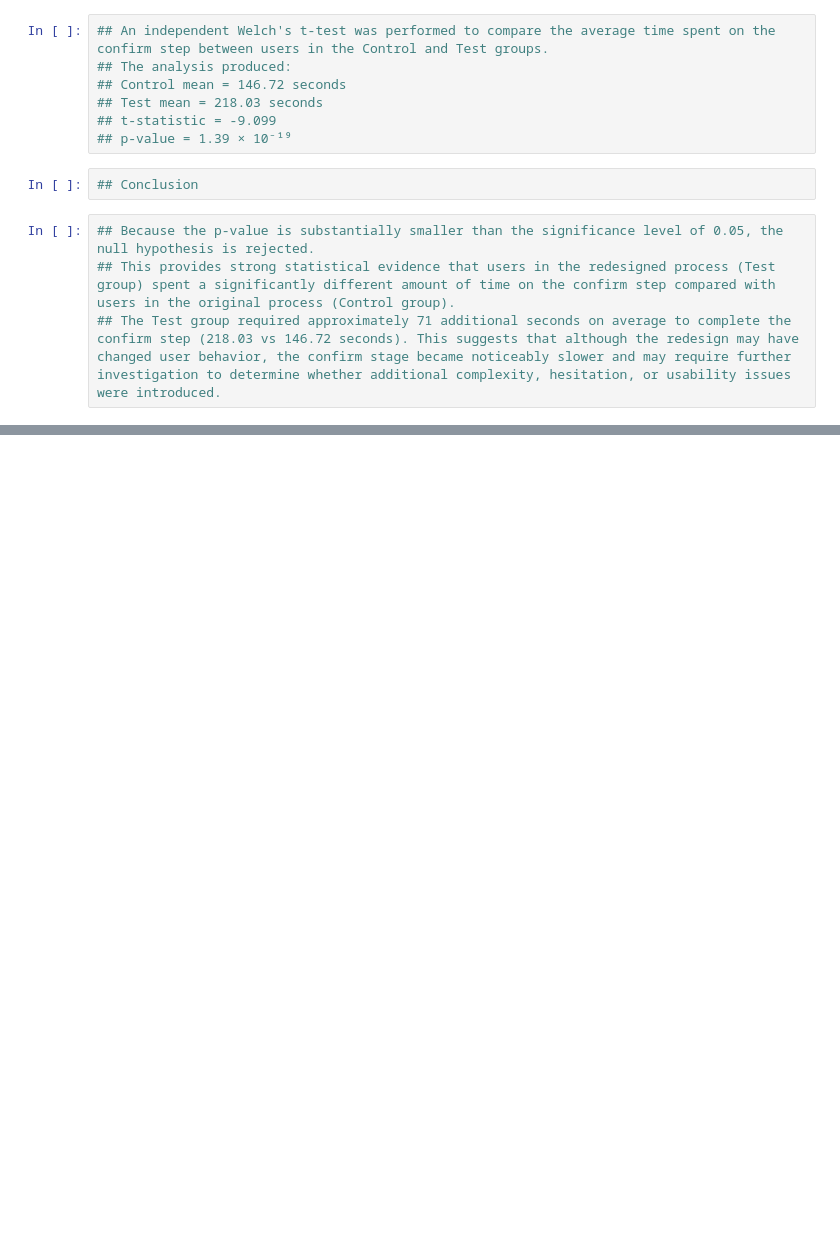
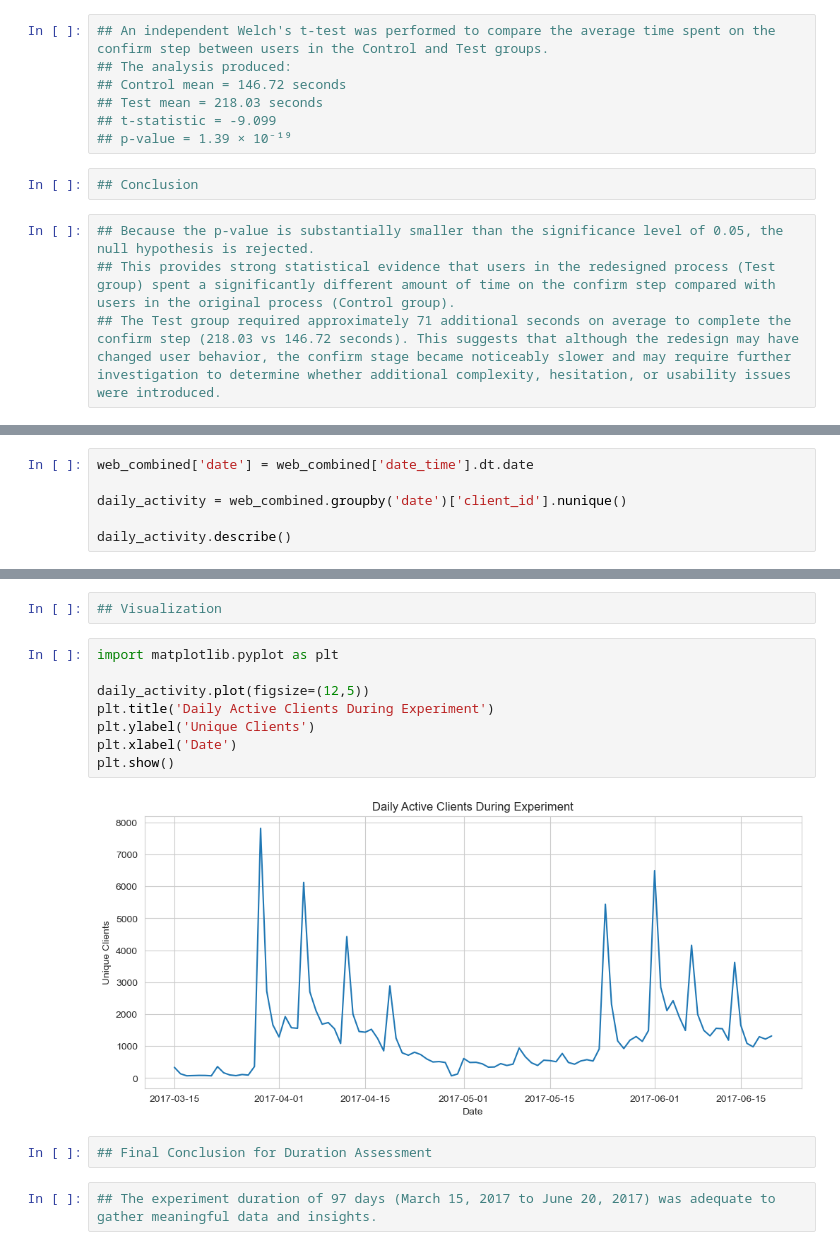
Before and after one commit to Akash-045/customer-experience-project, a Jupyter notebook: Phase_2_KPI.ipynb, the cells around one changed output, grey strips where cells are left out. Drawn from its saved outputs; the diff is of its cells as text; blank space fills up the shorter version.

Commit message:
Phase 4 duration assesment done

```diff
--- a/Phase_2_KPI.ipynb
+++ b/Phase_2_KPI.ipynb
@@ -393,0 +427,6 @@ P-value: 1.3916612340032964e-19
+# %%
+web_combined['date'] = web_combined['date_time'].dt.date
+
+daily_activity = web_combined.groupby('date')['client_id'].nunique()
+
+daily_activity.describe()
@@ -393,0 +443,16 @@ P-value: 1.3916612340032964e-19
+# %%
+## Visualization
+# %%
+import matplotlib.pyplot as plt
+
+daily_activity.plot(figsize=(12,5))
+plt.title('Daily Active Clients During Experiment')
+plt.ylabel('Unique Clients')
+plt.xlabel('Date')
+plt.show()
+# %% [output]
+[figure, added]
+# %%
+## Final Conclusion for Duration Assessment
+# %%
+## The experiment duration of 97 days (March 15, 2017 to June 20, 2017) was adequate to gather meaningful data and insights.
```
Also changed, not shown: parts of 13 cells of this notebook.
